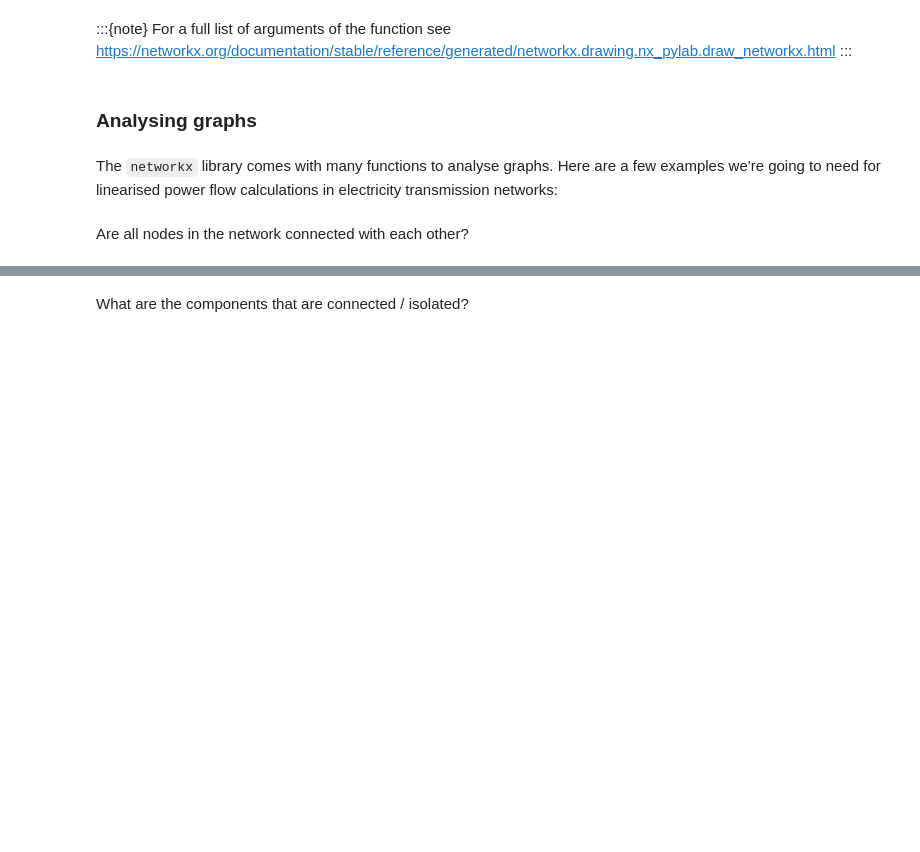
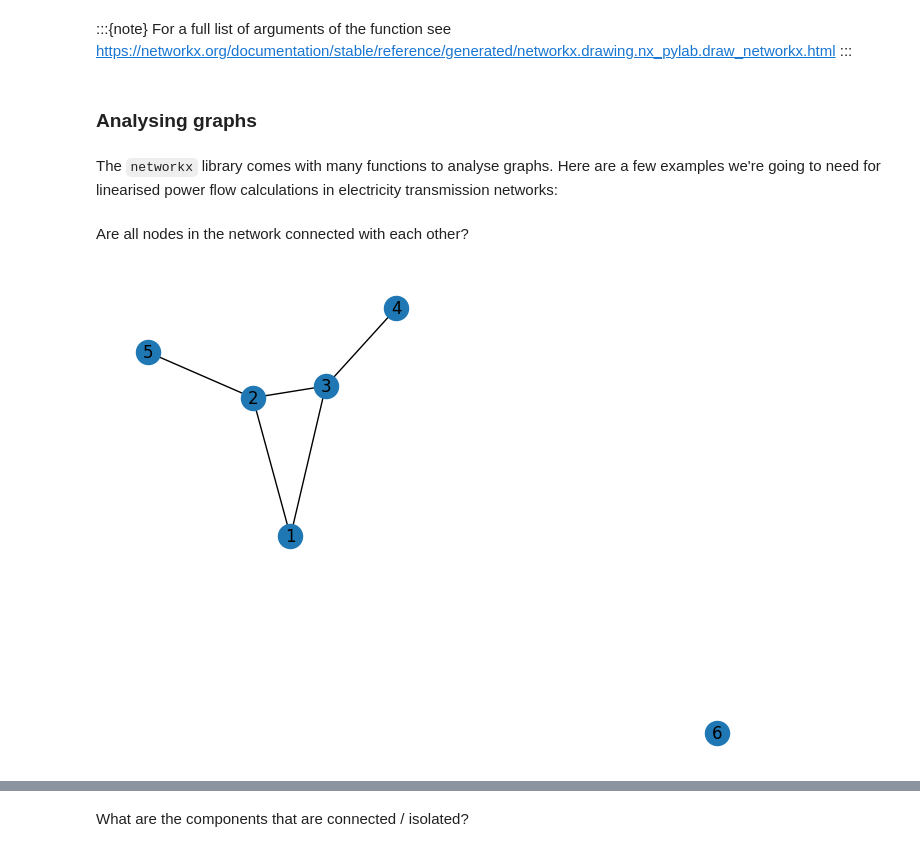
Before and after one commit to nicholas-abad/data-science-for-esm-private, a Jupyter notebook: data-science-for-esm/07-workshop-networkx.ipynb, the cells around one changed output, grey strips where cells are left out. Drawn from its saved outputs; the diff is of its cells as text; code cells hidden in the pictures; blank space fills up the shorter version.

```diff
--- a/data-science-for-esm/07-workshop-networkx.ipynb
+++ b/data-science-for-esm/07-workshop-networkx.ipynb
@@ -243,3 +245,7 @@ https://networkx.org/documentation/stable/reference/generated/networkx.drawing.n
 The `networkx` library comes with many functions to analyse graphs. Here are a few examples we're going to need for linearised power flow calculations in electricity transmission networks:
 # %% [markdown]
 Are all nodes in the network connected with each other?
+# %%
+nx.draw(G, with_labels=True)
+# %% [output]
+[figure, added]
```
Also changed, not shown: parts of 46 cells of this notebook.
